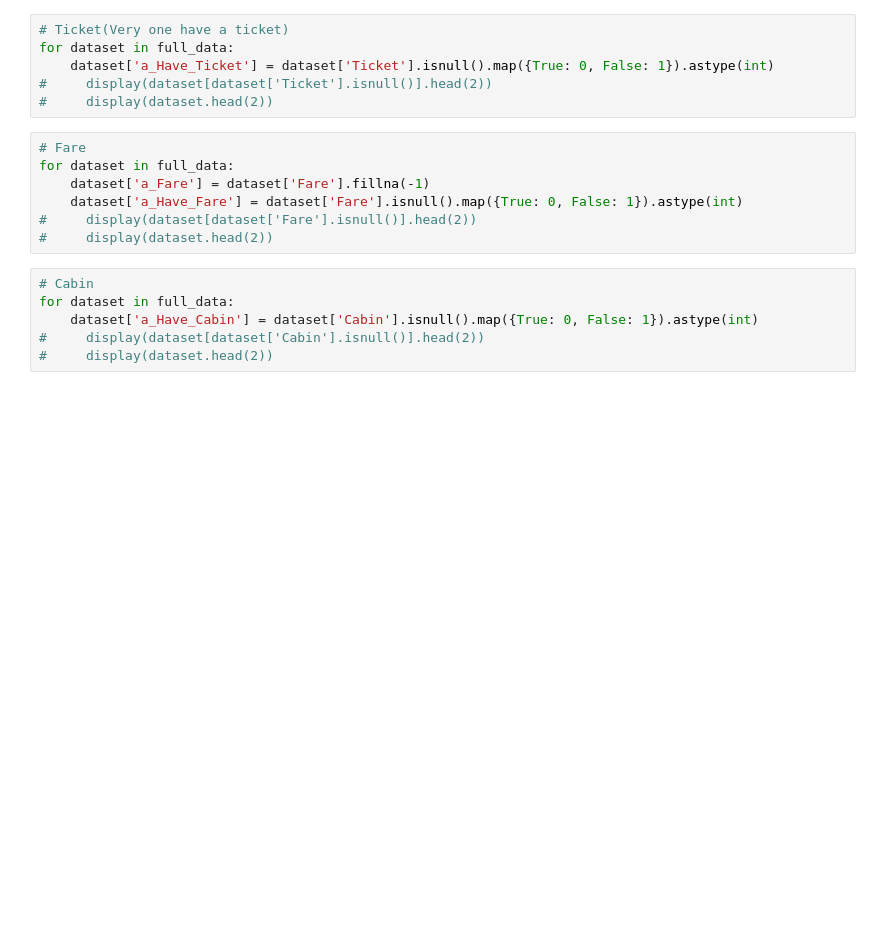
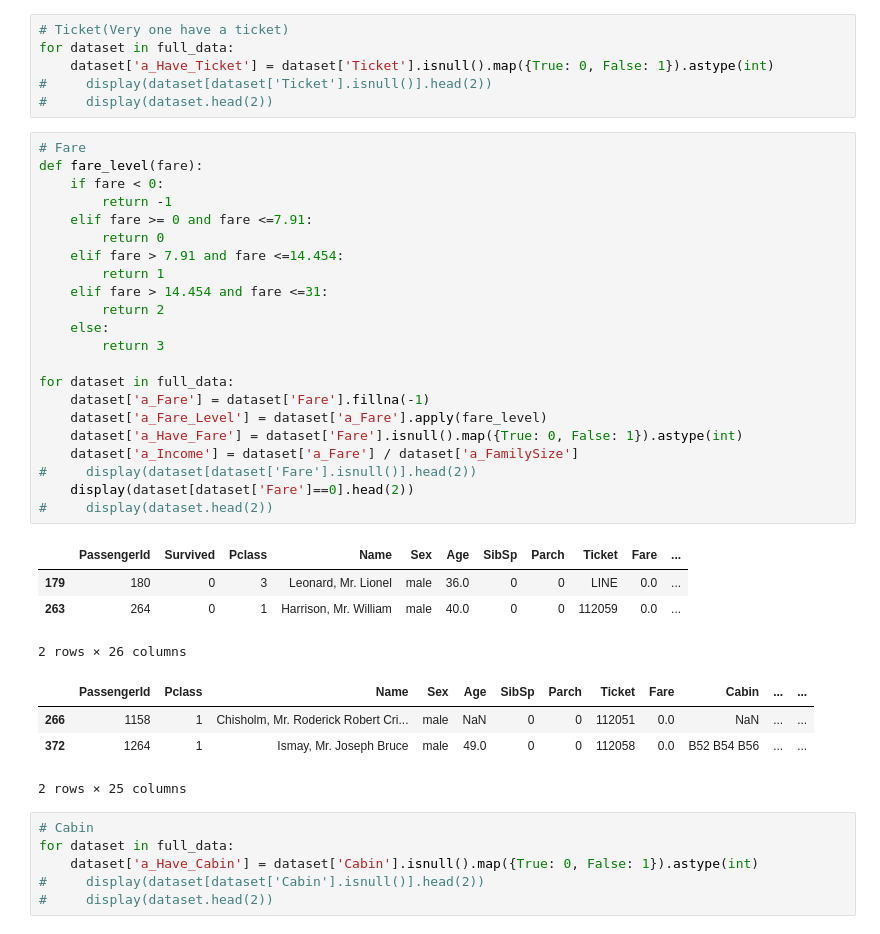
Before and after one commit to StudyExchange/Kaggle, a Jupyter notebook: titanic/Titanic StatML_Adaboost.ipynb, the cells around one changed output. Saved outputs shown, nothing was run; the diff lists cells and outputs as text; blank space fills up the shorter version.

```diff
--- a/titanic/Titanic StatML_Adaboost.ipynb
+++ b/titanic/Titanic StatML_Adaboost.ipynb
@@ -138,11 +137,35 @@ for dataset in full_data:
 #     display(dataset.head(2))
 # %%
 # Fare
+def fare_level(fare):
+    if fare < 0:
+        return -1
+    elif fare >= 0 and fare <=7.91:
+        return 0
+    elif fare > 7.91 and fare <=14.454:
+        return 1
+    elif fare > 14.454 and fare <=31:
+        return 2
+    else:
+        return 3
+
 for dataset in full_data:
     dataset['a_Fare'] = dataset['Fare'].fillna(-1)
+    dataset['a_Fare_Level'] = dataset['a_Fare'].apply(fare_level)
     dataset['a_Have_Fare'] = dataset['Fare'].isnull().map({True: 0, False: 1}).astype(int)
+    dataset['a_Income'] = dataset['a_Fare'] / dataset['a_FamilySize']
 #     display(dataset[dataset['Fare'].isnull()].head(2))
+    display(dataset[dataset['Fare']==0].head(2))
 #     display(dataset.head(2))
+# %% [output]
+|  | PassengerId | Survived | Pclass | Name | Sex | Age | SibSp | Parch | Ticket | Fare | ... |
+| 179 | 180 | 0 | 3 | Leonard, Mr. Lionel | male | 36.0 | 0 | 0 | LINE | 0.0 | ... |
+| 263 | 264 | 0 | 1 | Harrison, Mr. William | male | 40.0 | 0 | 0 | 112059 | 0.0 | ... |
+2 rows × 26 columns
+|  | PassengerId | Pclass | Name | Sex | Age | SibSp | Parch | Ticket | Fare | Cabin | ... | ... |
+| 266 | 1158 | 1 | Chisholm, Mr. Roderick Robert Cri... | male | NaN | 0 | 0 | 112051 | 0.0 | NaN | ... | ... |
+| 372 | 1264 | 1 | Ismay, Mr. Joseph Bruce | male | 49.0 | 0 | 0 | 112058 | 0.0 | B52 B54 B56 | ... | ... |
+2 rows × 25 columns
 # %%
 # Cabin
 for dataset in full_data:
```
Also changed, not shown: parts of 9 cells of this notebook.
